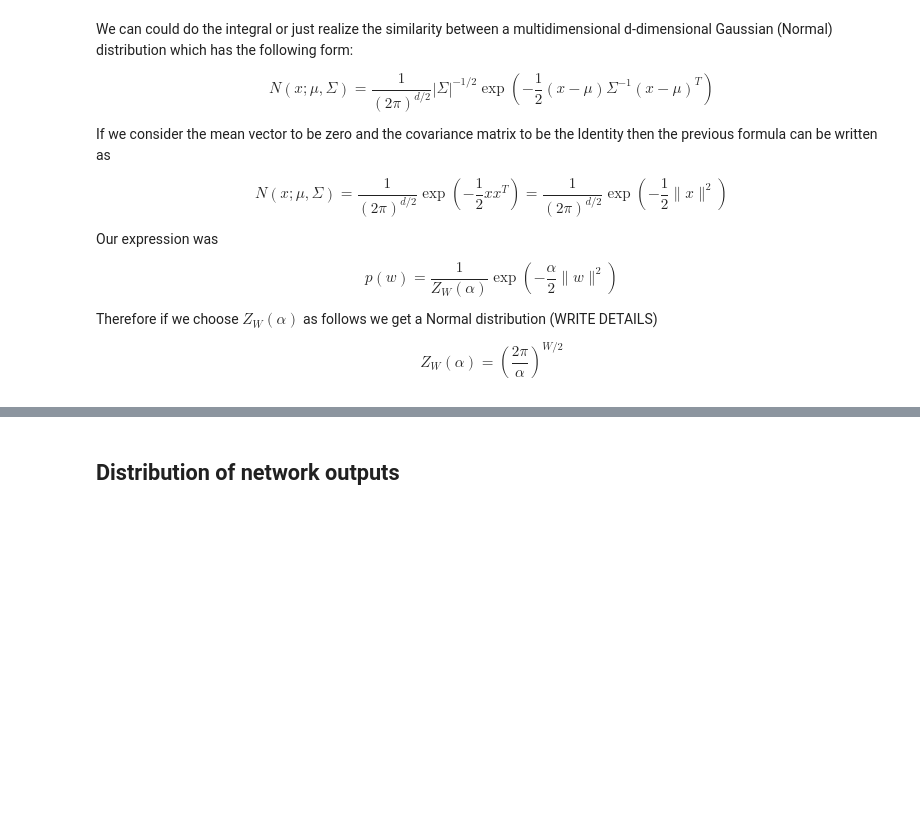
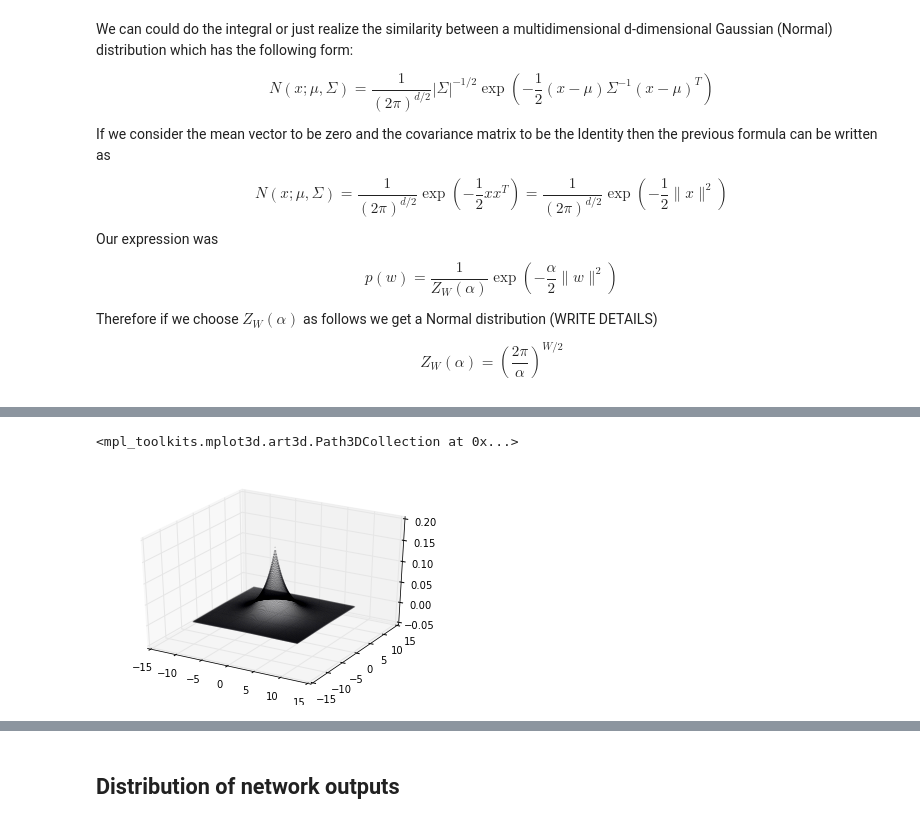
Before and after one commit to davidbp/connectionist, a Jupyter notebook: bayesianNNet/Bayesian_predictions.ipynb, the cells around one changed output, grey strips where cells are left out. Drawn from its saved outputs; the diff is of its cells as text; code cells hidden in the pictures; blank space fills up the shorter version.

```diff
--- a/bayesianNNet/Bayesian_predictions.ipynb
+++ b/bayesianNNet/Bayesian_predictions.ipynb
@@ -236,0 +300,9 @@ Z_W(\alpha) =  \left(\frac{2 \pi}{\alpha}\right)^{W/2}
+# %%
+vals = [x for x in range(-10,10,1)]
+
+fig = pyplot.figure()
+ax = fig.add_subplot(111, projection='3d')
+ax.scatter(w_grid[:,0],w_grid[:,1], w_grid_eval, s=0.01)
+# %% [output]
+<mpl_toolkits.mplot3d.art3d.Path3DCollection at 0x...>
+[figure, added]
```
Also changed, not shown: parts of 26 cells of this notebook.
